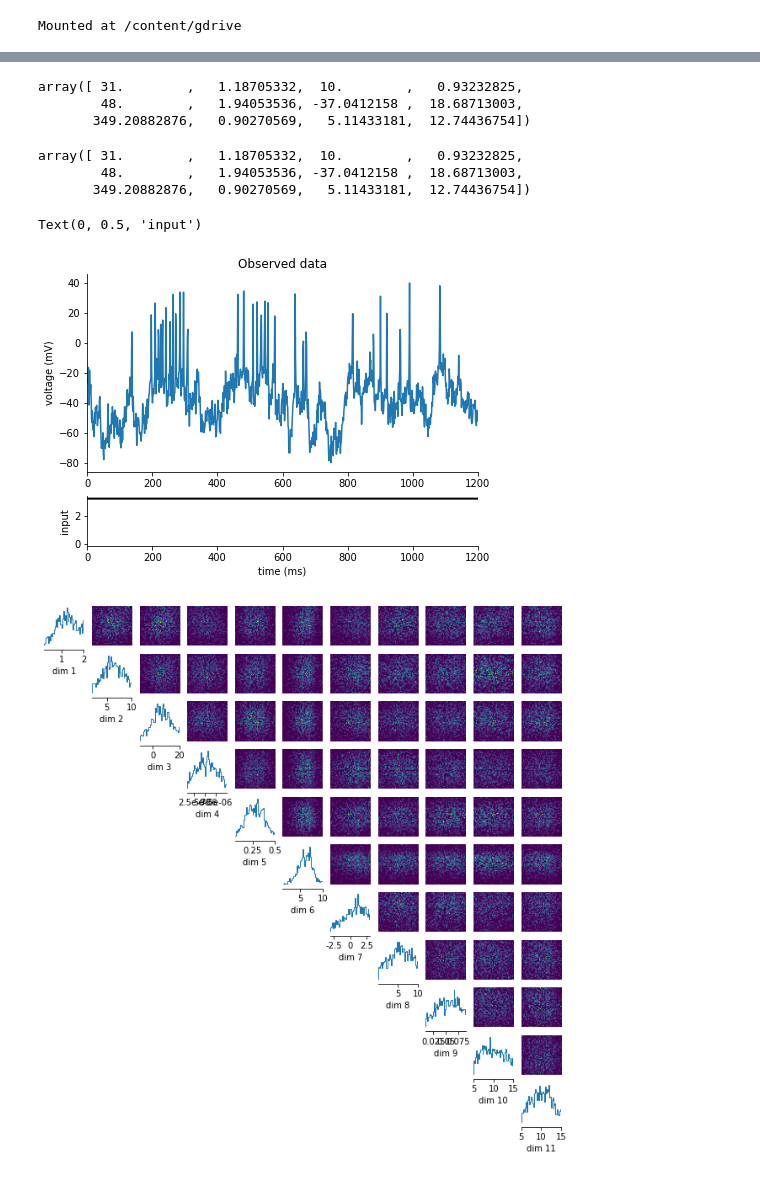
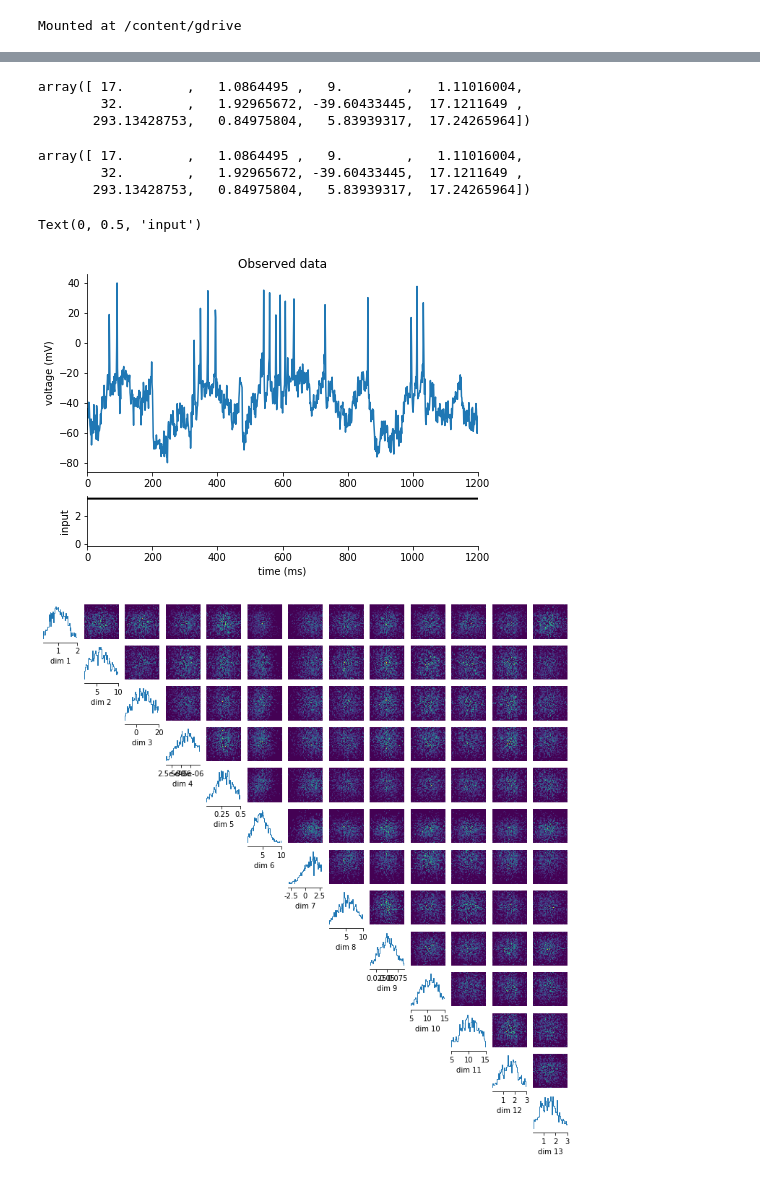
Before and after one commit to pena-rodrigo/CA1project, a Jupyter notebook: param_estimation.ipynb, the cells around one changed output, grey strips where cells are left out. Cells and saved outputs as stored; diff of their text form; code cells hidden in the pictures.

```diff
--- a/param_estimation.ipynb
+++ b/param_estimation.ipynb
@@ -143,7 +143,7 @@ class HHca2:
     tauextdend=10. #ext
 
 
-    def __init__(self,nid=1,D=0.1,Gna = 35,Gnap=0.3,Gl=0.05,Gkdr=6,Ca_acum=0.0001,Gca=0.2, Iapp=0.9, No = 1.0, Ni=1.0, Dz=.5e-5, Gc = 10., Gsahp= 5., Iapp2=Iapp2):
+    def __init__(self,nid=1,D=0.1,Gna = 35,Gnap=0.3,Gl=0.05,Gkdr=6,Ca_acum=0.0001,Gca=0.2, Iapp=0.9, No = 1.0, Ni=1.0, Dz=.5e-5, Gc = 10., Gsahp= 5., Iapp2=Iapp2, Gm = 1., Ga = 1.4):
         self.Gie = self.Gie/Ni
         self.Goe = self.Goe/No
         self.minf= lambda V:  1.0/(1+np.exp(-(V-self.thetam)/self.deltam))
@@ -194,6 +194,8 @@ class HHca2:
         self.Iapp2=Iapp2
         self.Gc = Gc
         self.Gsahp = Gsahp
+        self.Gm = Gm
+        self.Ga = Ga
 
         self.q=0
 
@@ -407,6 +409,8 @@ def HHsimulatorGolomb(V0, params, dt, t, I, seed=None):
     # nois_fact.astype(float)
     gbar_c = params[0, 9]  # mS/cm2
     gbar_sahp = params[0,10]
+    gbar_m = params[0,11]
+    gbar_a = params[0,12]
     # gbar_na.astype(float)
     iapp=params[0,2]
     iapp2=params[0,6]
@@ -414,7 +418,7 @@ def HHsimulatorGolomb(V0, params, dt, t, I, seed=None):
     # iapp.astype(float)
 
 
-    Neu = HHca2(Gnap = gbar_Nap , Gkdr = gbar_Kdr, Iapp=iapp,Dz=Dz,Gca=gbar_ca,D=nois_fact,Iapp2=iapp2,Gl = gbar_l,Gc=gbar_c,Gsahp=gbar_sahp)#,D=1.5, )#,)#,D=nois_fact)#,  #,, , )
+    Neu = HHca2(Gnap = gbar_Nap , Gkdr = gbar_Kdr, Iapp=iapp,Dz=Dz,Gca=gbar_ca,D=nois_fact,Iapp2=iapp2,Gl = gbar_l,Gc=gbar_c,Gsahp=gbar_sahp, Gm=gbar_m, Ga=gbar_a)#,D=1.5, )#,)#,D=nois_fact)#,  #,, , )
     V = np.zeros_like(t)
 
 
@@ -757,8 +761,8 @@ def simulation_wrapper(params):
     # Iapp
 
 
-prior_min = [0.2, 2.0,-10.0, 0.1e-5, 0.05, 1.0,-3.0, 0.1, 0.01, 5.0, 5.0]#,0.1]#, 0.1, 0.2e-5, 35., 0.9]
-prior_max = [2.0, 10.0, 20.0, 1.0e-5, 0.5, 10.0,3.0, 10.0, 0.09, 15.0, 15.0]#, 5.0]#, 0.2, 0.5e-5, 35., 0.9]
+prior_min = [0.2, 2.0,-10.0, 0.1e-5, 0.05, 1.0,-3.0, 0.1, 0.01, 5.0, 5.0, 0.1, 0.1]#,0.1]#, 0.1, 0.2e-5, 35., 0.9]
+prior_max = [2.0, 10.0, 20.0, 1.0e-5, 0.5, 10.0,3.0, 10.0, 0.09, 15.0, 15.0, 3.0, 3.0]#, 5.0]#, 0.2, 0.5e-5, 35., 0.9]
 prior = utils.torchutils.BoxUniform(
     low=torch.as_tensor(prior_min), high=torch.as_tensor(prior_max)
 )
@@ -785,7 +789,7 @@ I = np.zeros_like(time)
 I[int(np.round(t_on / dt_record)) : int(np.round(time[-1] / dt_record))] = (
     curr_level / A_soma
 )
-observation_trace = dict(data=dataload[8000:9000,0], time=time, dt=dt_record, I=I)
+observation_trace = dict(data=dataload[2000:3000,0], time=time, dt=dt_record, I=I)
 # %%
 ##rescale between [a,b]
 a=-80; b=40;
@@ -799,15 +803,15 @@ observation_summary_statistics = calculate_summary_statistics(observation_trace,
 # %%
 calculate_summary_statistics(observation_trace,time)
 # %% [output]
-array([ 31.        ,   1.18705332,  10.        ,   0.93232825,
-        48.        ,   1.94053536, -37.0412158 ,  18.68713003,
-       349.20882876,   0.90270569,   5.11433181,  12.74436754])
+array([ 17.        ,   1.0864495 ,   9.        ,   1.11016004,
+        32.        ,   1.92965672, -39.60433445,  17.1211649 ,
+       293.13428753,   0.84975804,   5.83939317,  17.24265964])
 # %%
 observation_summary_statistics
 # %% [output]
-array([ 31.        ,   1.18705332,  10.        ,   0.93232825,
-        48.        ,   1.94053536, -37.0412158 ,  18.68713003,
-       349.20882876,   0.90270569,   5.11433181,  12.74436754])
+array([ 17.        ,   1.0864495 ,   9.        ,   1.11016004,
+        32.        ,   1.92965672, -39.60433445,  17.1211649 ,
+       293.13428753,   0.84975804,   5.83939317,  17.24265964])
 # %%
 #observation_trace = run_HH_model(true_params)
 #observation_summary_statistics = calculate_summary_statistics(observation_trace)
@@ -833,7 +837,7 @@ plt.ylabel("input")
 # ax.yaxis.set_major_formatter(mpl.ticker.FormatStrFormatter("%.2f"))
 # %% [output]
 Text(0, 0.5, 'input')
-[figure, old version]
+[figure, new version]
 # %%
 ## posterior given the observed data
 samples = posterior.sample((1000,), x=observation_summary_statistics)
@@ -842,20 +846,20 @@ samples = posterior.sample((1000,), x=observation_summary_statistics)
 # %%
 #Na,K,M,Leak,noise
 
 
 fig, axes = analysis.pairplot(
     samples,
     limits = [[prior_min[0], prior_max[0]], [prior_min[1], prior_max[1]], [prior_min[2], prior_max[2]],[prior_min[3], prior_max[3]], [prior_min[4], prior_max[4]], [prior_min[5], prior_max[5]], [prior_min[6], prior_max[6]],
-              [prior_min[7], prior_max[7]], [prior_min[8], prior_max[8]], [prior_min[9], prior_max[9]], [prior_min[10], prior_max[10]]],
+              [prior_min[7], prior_max[7]], [prior_min[8], prior_max[8]], [prior_min[9], prior_max[9]], [prior_min[10], prior_max[10]], [prior_min[11], prior_max[11]], [prior_min[12], prior_max[12]]],
     # limits=[[0.5, 80], [1e-4, 15.0],[0,1.5],[0,1.5],[0,1.5]],
     # ticks=[[0.5, 80,0], [1e-4, 15.0],[0,1.5],[0,1.5],[0,1.5]],
-    figsize=(11, 11),
+    figsize=(13, 13),
     # points=true_params,
     points_offdiag={"markersize": 6},
     points_colors="r",
 );
 # %% [output]
-[figure, old version]
+[figure, new version]
 # %%
 # Draw a sample from the posterior and convert to numpy for plotting.
 posterior_sample = posterior.sample((1,), x=observation_summary_statistics).numpy()
```
Also changed, not shown: parts of 9 cells of this notebook.
